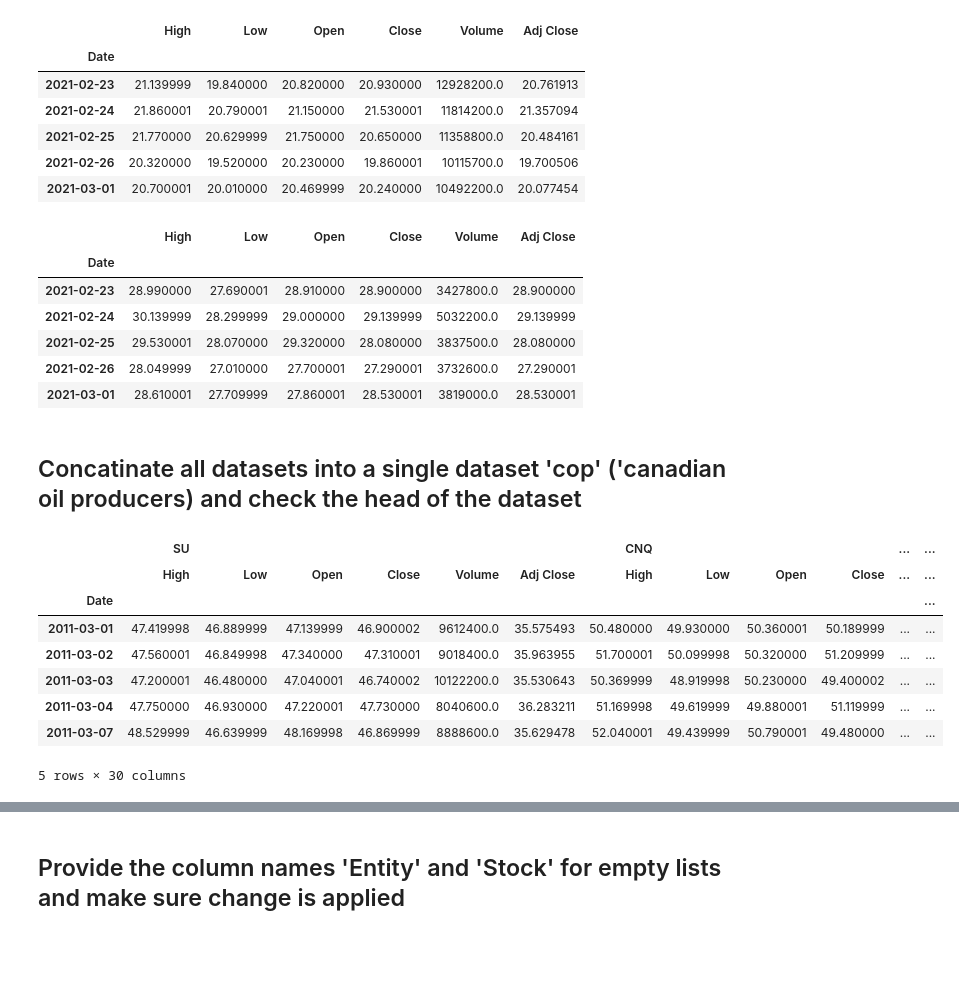
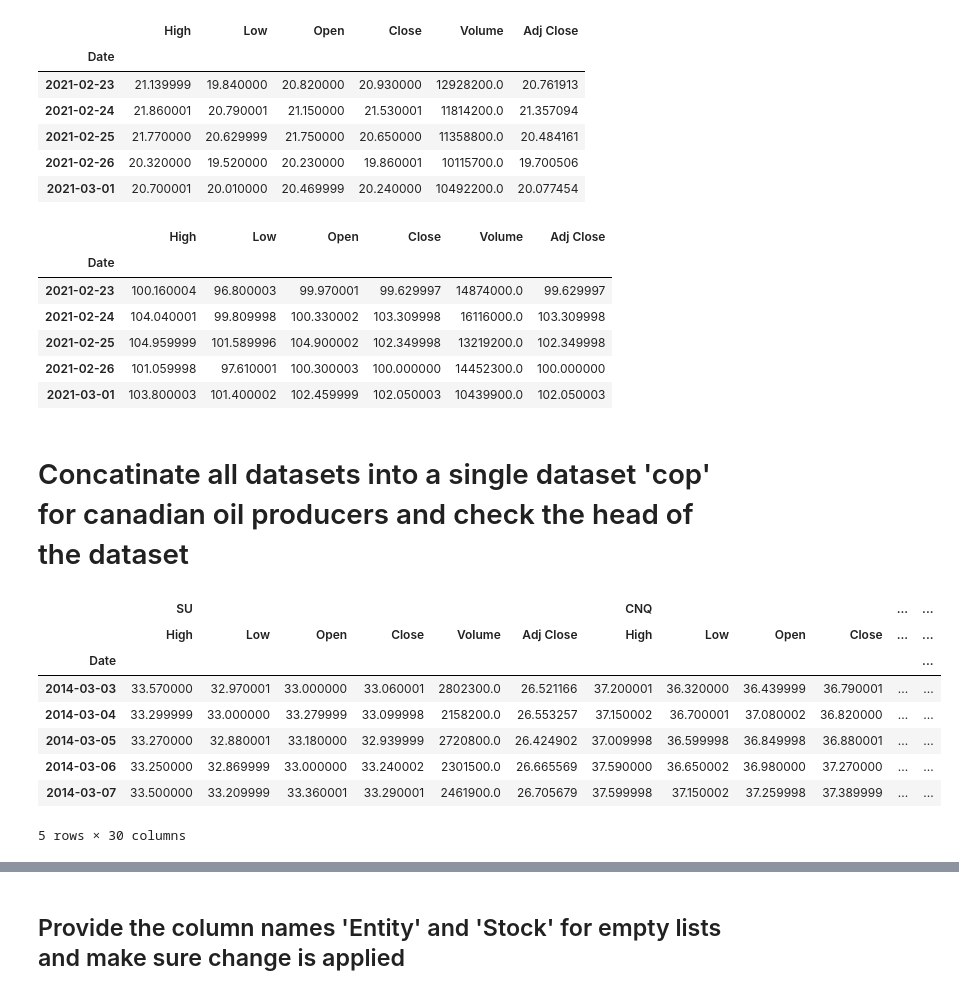
Before and after one commit to vadimsavenkov/Stock-Price-Analysis, a Jupyter notebook: Stock_Analysis.ipynb, the cells around one changed output, grey strips where cells are left out. Drawn from its saved outputs; the diff is of its cells as text; code cells hidden in the pictures; blank space fills up the shorter version.

```diff
--- a/Stock_Analysis.ipynb
+++ b/Stock_Analysis.ipynb
@@ -29,5 +29,5 @@ sns.set_style('whitegrid')
 # %%
-start = datetime.datetime(2011, 3, 1)
+start = datetime.datetime(2014, 3, 1)
 end = datetime.datetime(2021, 3, 1)
 
 Suncor = web.DataReader("SU", 'yahoo', start, end)
@@ -48,30 +56,30 @@ Suncor.tail()
 | 2021-02-26 | 20.320000 | 19.520000 | 20.230000 | 19.860001 | 10115700.0 | 19.700506 |
 | 2021-03-01 | 20.700001 | 20.010000 | 20.469999 | 20.240000 | 10492200.0 | 20.077454 |
 # %%
-CNRL.tail()
+Chevron.tail()
 # %% [output]
 |  | High | Low | Open | Close | Volume | Adj Close |
 | Date |  |  |  |  |  |  |
-| 2021-02-23 | 28.990000 | 27.690001 | 28.910000 | 28.900000 | 3427800.0 | 28.900000 |
-| 2021-02-24 | 30.139999 | 28.299999 | 29.000000 | 29.139999 | 5032200.0 | 29.139999 |
-| 2021-02-25 | 29.530001 | 28.070000 | 29.320000 | 28.080000 | 3837500.0 | 28.080000 |
-| 2021-02-26 | 28.049999 | 27.010000 | 27.700001 | 27.290001 | 3732600.0 | 27.290001 |
-| 2021-03-01 | 28.610001 | 27.709999 | 27.860001 | 28.530001 | 3819000.0 | 28.530001 |
+| 2021-02-23 | 100.160004 | 96.800003 | 99.970001 | 99.629997 | 14874000.0 | 99.629997 |
+| 2021-02-24 | 104.040001 | 99.809998 | 100.330002 | 103.309998 | 16116000.0 | 103.309998 |
+| 2021-02-25 | 104.959999 | 101.589996 | 104.900002 | 102.349998 | 13219200.0 | 102.349998 |
+| 2021-02-26 | 101.059998 | 97.610001 | 100.300003 | 100.000000 | 14452300.0 | 100.000000 |
+| 2021-03-01 | 103.800003 | 101.400002 | 102.459999 | 102.050003 | 10439900.0 | 102.050003 |
 # %% [markdown]
-## Concatinate all datasets into a single dataset 'cop' ('canadian oil producers) and check the head of the dataset
+# Concatinate all datasets into a single dataset 'cop' for canadian oil producers and check the head of the dataset
 # %%
 #stocks list for combined dataset
-stocks = ["SU", "CNQ", "CVE", "CPG", "IMO"]
+CAD_stocks = ["SU", "CNQ", "CVE", "CPG", "IMO"]
 #concatinating data into Canadian Oil Producers
-cop = pd.concat([Suncor, CNRL, Cenovus, CrescentPoint, Imperial], axis=1, keys=stocks)
+cop = pd.concat([Suncor, CNRL, Cenovus, CrescentPoint, Imperial], axis=1, keys=CAD_stocks)
 cop.head()
 # %% [output]
 |  | SU |  |  |  |  |  | CNQ |  |  |  | ... | ... |
 |  | High | Low | Open | Close | Volume | Adj Close | High | Low | Open | Close | ... | ... |
 | Date |  |  |  |  |  |  |  |  |  |  |  | ... |
-| 2011-03-01 | 47.419998 | 46.889999 | 47.139999 | 46.900002 | 9612400.0 | 35.575493 | 50.480000 | 49.930000 | 50.360001 | 50.189999 | ... | ... |
-| 2011-03-02 | 47.560001 | 46.849998 | 47.340000 | 47.310001 | 9018400.0 | 35.963955 | 51.700001 | 50.099998 | 50.320000 | 51.209999 | ... | ... |
-| 2011-03-03 | 47.200001 | 46.480000 | 47.040001 | 46.740002 | 10122200.0 | 35.530643 | 50.369999 | 48.919998 | 50.230000 | 49.400002 | ... | ... |
-| 2011-03-04 | 47.750000 | 46.930000 | 47.220001 | 47.730000 | 8040600.0 | 36.283211 | 51.169998 | 49.619999 | 49.880001 | 51.119999 | ... | ... |
-| 2011-03-07 | 48.529999 | 46.639999 | 48.169998 | 46.869999 | 8888600.0 | 35.629478 | 52.040001 | 49.439999 | 50.790001 | 49.480000 | ... | ... |
+| 2014-03-03 | 33.570000 | 32.970001 | 33.000000 | 33.060001 | 2802300.0 | 26.521166 | 37.200001 | 36.320000 | 36.439999 | 36.790001 | ... | ... |
+| 2014-03-04 | 33.299999 | 33.000000 | 33.279999 | 33.099998 | 2158200.0 | 26.553257 | 37.150002 | 36.700001 | 37.080002 | 36.820000 | ... | ... |
+| 2014-03-05 | 33.270000 | 32.880001 | 33.180000 | 32.939999 | 2720800.0 | 26.424902 | 37.009998 | 36.599998 | 36.849998 | 36.880001 | ... | ... |
+| 2014-03-06 | 33.250000 | 32.869999 | 33.000000 | 33.240002 | 2301500.0 | 26.665569 | 37.590000 | 36.650002 | 36.980000 | 37.270000 | ... | ... |
+| 2014-03-07 | 33.500000 | 33.209999 | 33.360001 | 33.290001 | 2461900.0 | 26.705679 | 37.599998 | 37.150002 | 37.259998 | 37.389999 | ... | ... |
 5 rows × 30 columns
```
Also changed, not shown: parts of 47 cells of this notebook.
